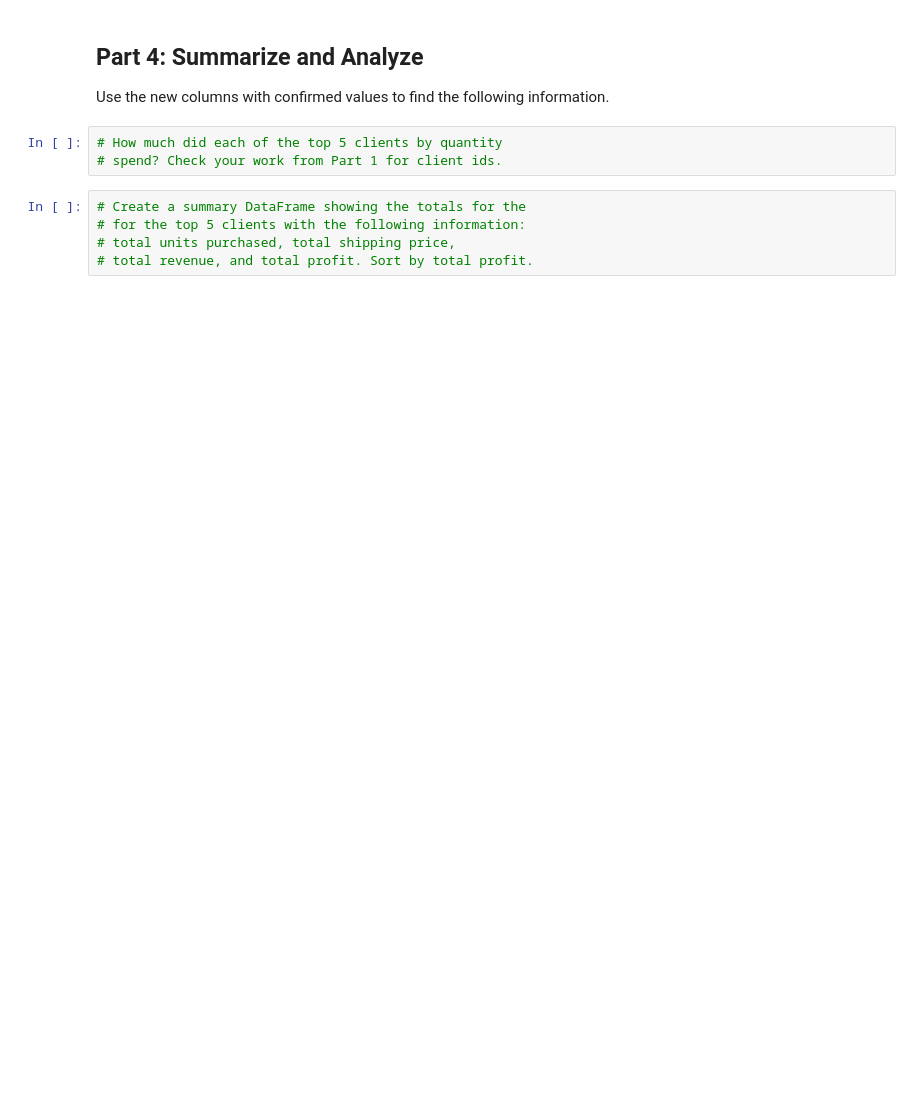
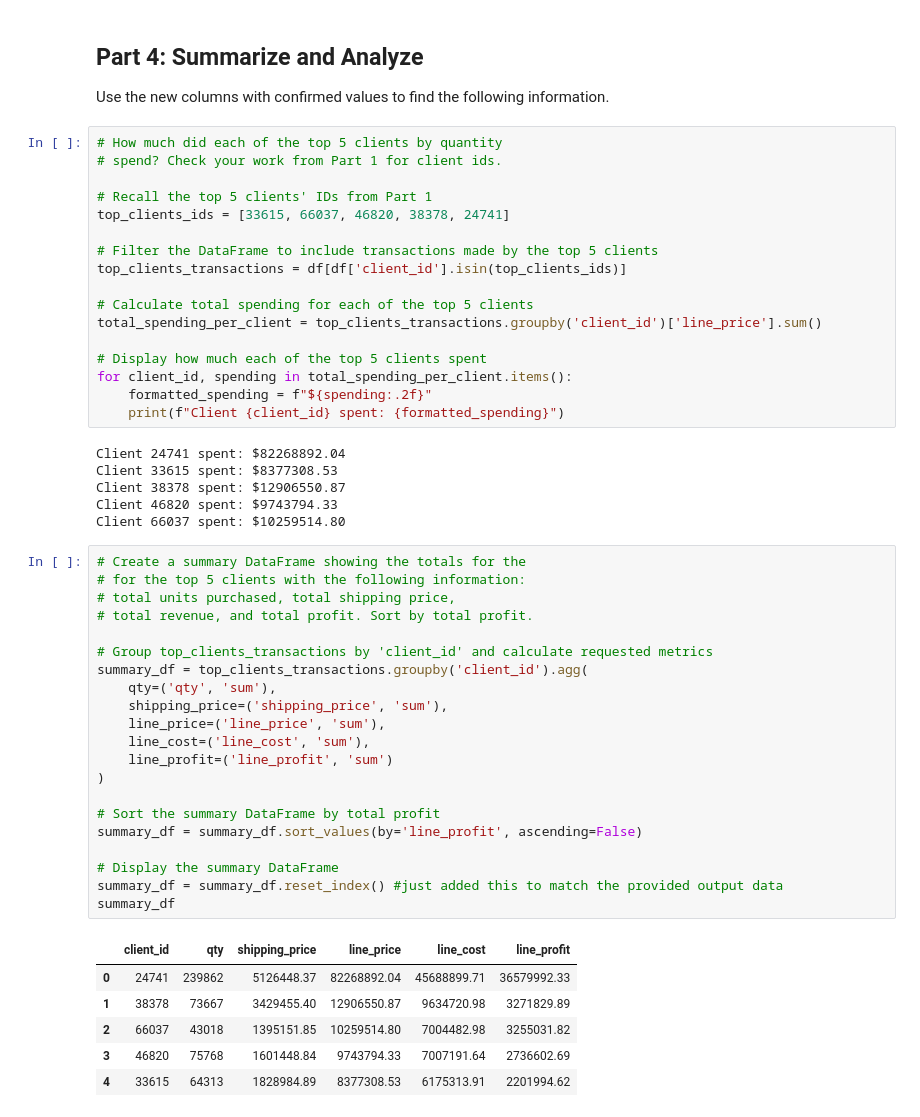
Before and after one commit to aka-Cairo/pandas-challenge-1, a Jupyter notebook: module_4_challenge.ipynb, the cells around one changed output. Saved outputs shown, nothing was run; the diff lists cells and outputs as text; blank space fills up the shorter version.

```diff
--- a/module_4_challenge.ipynb
+++ b/module_4_challenge.ipynb
@@ -201,11 +201,54 @@ Use the new columns with confirmed values to find the following information.
 # %%
 # How much did each of the top 5 clients by quantity
 # spend? Check your work from Part 1 for client ids.
+
+# Recall the top 5 clients' IDs from Part 1
+top_clients_ids = [33615, 66037, 46820, 38378, 24741]
+
+# Filter the DataFrame to include transactions made by the top 5 clients
+top_clients_transactions = df[df['client_id'].isin(top_clients_ids)]
+
+# Calculate total spending for each of the top 5 clients
+total_spending_per_client = top_clients_transactions.groupby('client_id')['line_price'].sum()
+
+# Display how much each of the top 5 clients spent
+for client_id, spending in total_spending_per_client.items():
+    formatted_spending = f"${spending:.2f}"
+    print(f"Client {client_id} spent: {formatted_spending}")
+# %% [output]
+Client 24741 spent: $82268892.04
+Client 33615 spent: $8377308.53
+Client 38378 spent: $12906550.87
+Client 46820 spent: $9743794.33
+Client 66037 spent: $10259514.80
 # %%
 # Create a summary DataFrame showing the totals for the
 # for the top 5 clients with the following information:
 # total units purchased, total shipping price,
 # total revenue, and total profit. Sort by total profit.
+
+# Group top_clients_transactions by 'client_id' and calculate requested metrics
+summary_df = top_clients_transactions.groupby('client_id').agg(
+    qty=('qty', 'sum'),
+    shipping_price=('shipping_price', 'sum'),
+    line_price=('line_price', 'sum'),
+    line_cost=('line_cost', 'sum'),
+    line_profit=('line_profit', 'sum')
+)
+
+# Sort the summary DataFrame by total profit
+summary_df = summary_df.sort_values(by='line_profit', ascending=False)
+
+# Display the summary DataFrame
+summary_df = summary_df.reset_index() #just added this to match the provided output data
+summary_df
+# %% [output]
+|  | client_id | qty | shipping_price | line_price | line_cost | line_profit |
+| 0 | 24741 | 239862 | 5126448.37 | 82268892.04 | 45688899.71 | 36579992.33 |
+| 1 | 38378 | 73667 | 3429455.40 | 12906550.87 | 9634720.98 | 3271829.89 |
+| 2 | 66037 | 43018 | 1395151.85 | 10259514.80 | 7004482.98 | 3255031.82 |
+| 3 | 46820 | 75768 | 1601448.84 | 9743794.33 | 7007191.64 | 2736602.69 |
+| 4 | 33615 | 64313 | 1828984.89 | 8377308.53 | 6175313.91 | 2201994.62 |
 # %%
 # Format the data and rename the columns
 # to names suitable for presentation.
```
Also changed, not shown: parts of 3 cells of this notebook, 3 other files.
